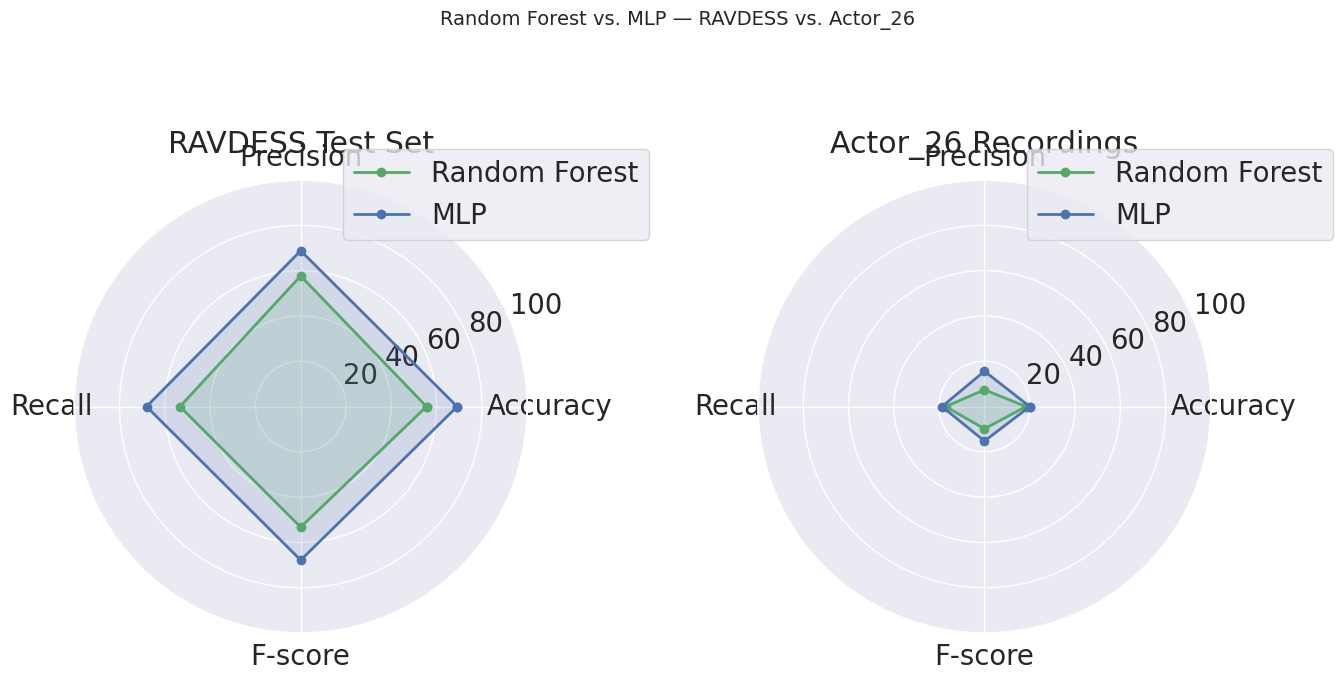
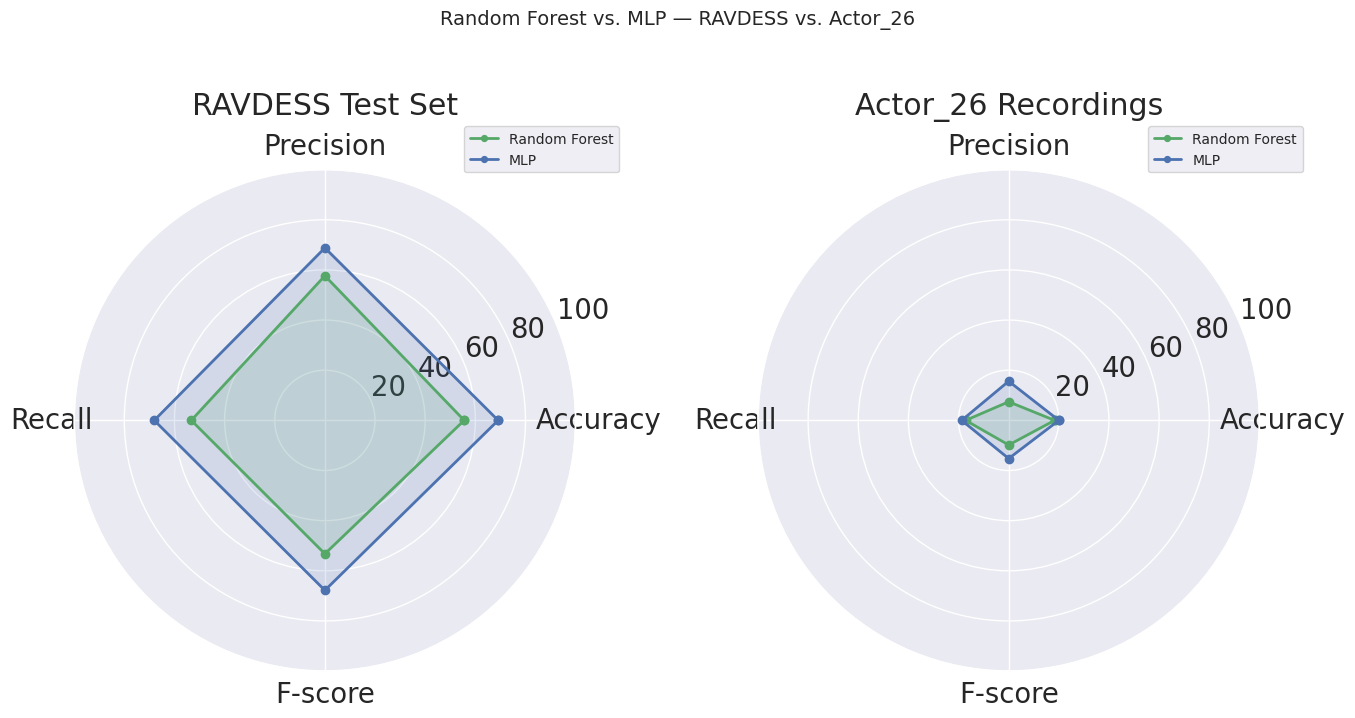
The notebook cell's code change between the first figure and the second:
--- before
+++ after
@@ -52,6 +52,6 @@
     ax.set_xticklabels(metric_labels)
     ax.set_ylim(0, 100)
-    ax.set_title(title, pad=20)
-    ax.legend(loc='upper right', bbox_to_anchor=(1.3, 1.1))
+    ax.set_title(title, pad=40)
+    ax.legend(loc='upper right', bbox_to_anchor=(1.1, 1.1), fontsize=10, markerscale=0.7)
 
 fig.suptitle('Random Forest vs. MLP — RAVDESS vs. Actor_26', fontsize=14, y=1.02)

Commit: Edited final graph